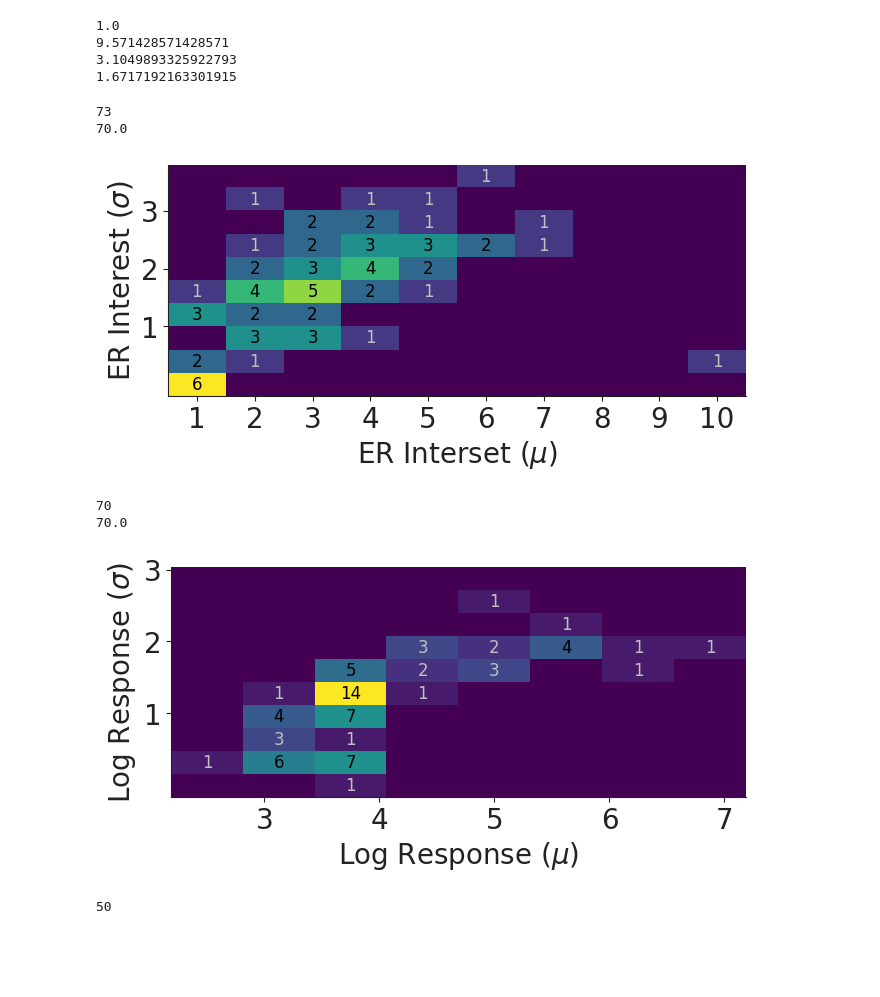
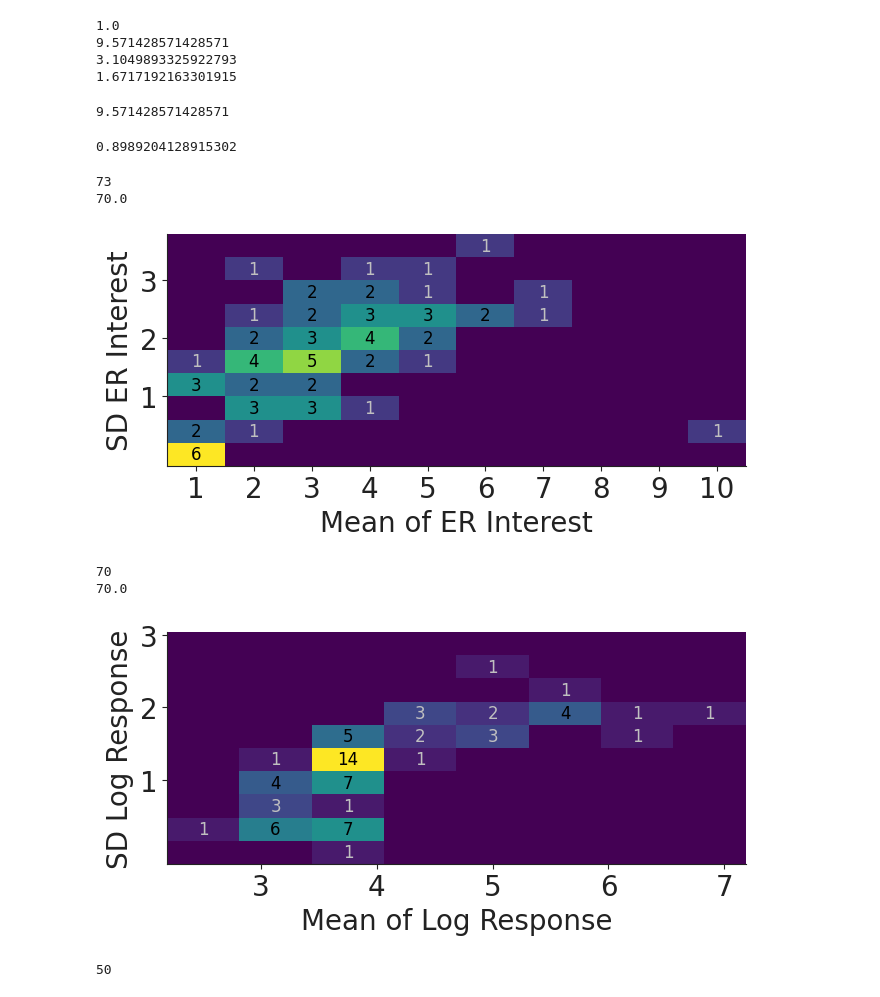
Before and after one commit to mrucker/diss, a Jupyter notebook: sapiens/notebooks/1) exploratory.ipynb, the cells around one changed output. Drawn from its saved outputs; the diff is of its cells as text; code cells hidden in the pictures; blank space fills up the shorter version.

```diff
--- a/sapiens/notebooks/1) exploratory.ipynb
+++ b/sapiens/notebooks/1) exploratory.ipynb
@@ -185,3 +185,11 @@ local()
 # %% [output]
 Almost all na values are due to an anxiety level of 1
 2
+# %%
+df = emotions_df[~emotions_df["SubmissionTimestampUtc"].isna()]
+withdrew = [425, 438, 459, 462, 478, 484, 487]
+x1 = df[ (~df["ParticipantId"].isin(withdrew)) & (df["State Anxiety"] > 1)].groupby("ParticipantId").size()
+x1.sum()
+
+x2 = emotions_df[emotions_df["SubmissionTimestampUtc"].isna()]
+x2.shape
@@ -315,6 +366,19 @@ print(df.groupby("ParticipantId")["ER Interest"].mean().std())
 9.571428571428571
 3.1049893325922793
 1.6717192163301915
+# %%
+df = emotions_df[(~emotions_df["ER Interest"].isna()) & (emotions_df["State Anxiety"]>1)]
+df.groupby(["ParticipantId"])["ER Interest"].agg(['std','mean']).reset_index(drop=False)["mean"].max()
+# %% [output]
+9.571428571428571
+# %%
+from sklearn.metrics import f1_score
+
+true = [1]*90 + [0]*10
+
+np.mean([ f1_score(true,(np.random.rand(100) < .9).astype(int)) for _ in range(200) ])
+# %% [output]
+0.8989204128915302
 # %%
 def local():
 
@@ -350,8 +414,8 @@ def local():
                 plt.gca().text(x, y, str(int(heatmap[x, y])), ha="center", va="center", color="black" if heatmap[x, y] > 1 else "silver", fontdict={"size":12})
     plt.xticks(x0s,x1s)
     plt.yticks(y0s,y1s)
-    plt.xlabel("ER Interest ($\\mu$)")
-    plt.ylabel("ER Interest ($\\sigma$)")
+    plt.xlabel("Mean of ER Interest")
+    plt.ylabel("SD ER Interest")
 
     plt.tight_layout()
     plt.savefig(f'../figs/interest_mean_sd_heat_sans1.pdf',format='pdf', bbox_inches="tight")
@@ -361,7 +425,7 @@ local()
 # %% [output]
 73
 70.0
-[figure, old version]
+[figure, new version]
 # %%
 def local():
 
@@ -381,36 +445,36 @@ def local():
     x0s,x1s = zip(*[((x1-xl)/xs, x1) for x1 in [3,4,5,6,7]])
     y0s,y1s = zip(*[((y1-yl)/ys, y1) for y1 in [1,2,3]    ])
 
     heatmap = np.empty((nx,ny))
     for x in range(nx):
         for y in range(ny):
             in_x = (xl+x*xs-xs/2 <= df[xc]) & (df[xc] < xl+x*xs+xs/2)
             in_y = (yl+y*ys-ys/2 <= df[yc]) & (df[yc] < yl+y*ys+ys/2)
             heatmap[x,y] = len(df[in_x & in_y])
 
     print(heatmap.sum())
 
     plt.figure(figsize=(7,7.5))
     plt.imshow(heatmap.T, origin='lower',aspect=.32)
     for x in range(nx):
         for y in range(ny):
             if heatmap[x, y]:
                 plt.gca().text(x, y, str(int(heatmap[x, y])), ha="center", va="center", color="black" if heatmap[x, y] >= 4 else "silver", fontdict={"size":12})
 
     plt.xticks(x0s,x1s)
     plt.yticks(y0s,y1s)
-    plt.xlabel("Log Response ($\\mu$)")
-    plt.ylabel("Log Response ($\\sigma$)")
+    plt.xlabel("Mean of Log Response")
+    plt.ylabel("SD Log Response")
 
     plt.tight_layout()
     plt.savefig(f'../figs/response_mean_sd_heat_sans1.pdf',format='pdf', bbox_inches="tight")
     plt.show()
 
 local()
 # %% [output]
 70
 70.0
-[figure, old version]
+[figure, new version]
 # %%
 df = emotions_df[(~emotions_df["ER Interest"].isna()) & (emotions_df["State Anxiety"]>1)]
 df = df.groupby(["ParticipantId"])["Response Time (log sec)"].agg(['std','mean','size']).reset_index(drop=False)
```
Also changed, not shown: parts of 4 cells of this notebook, 4 other files.
